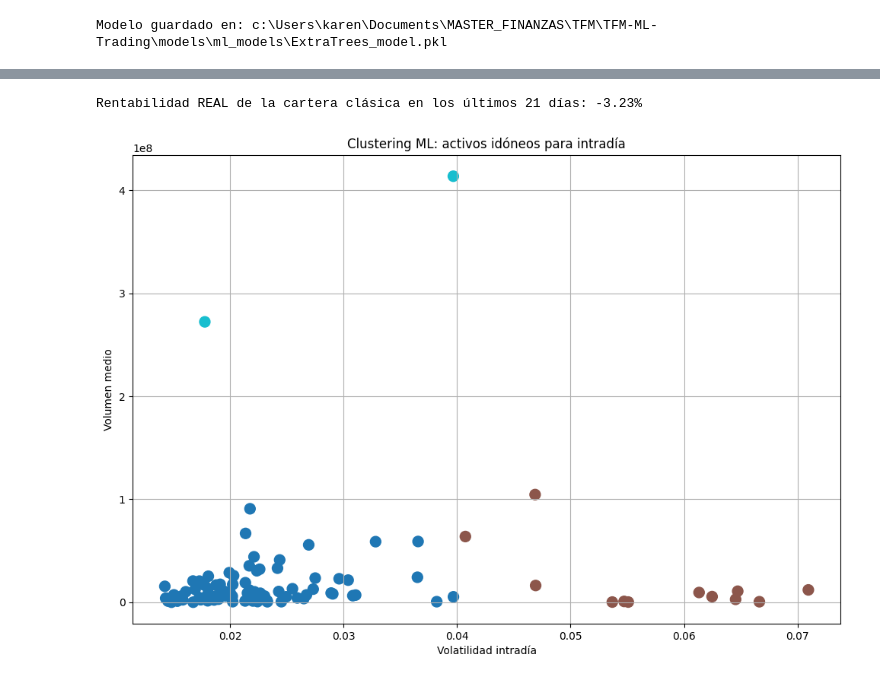
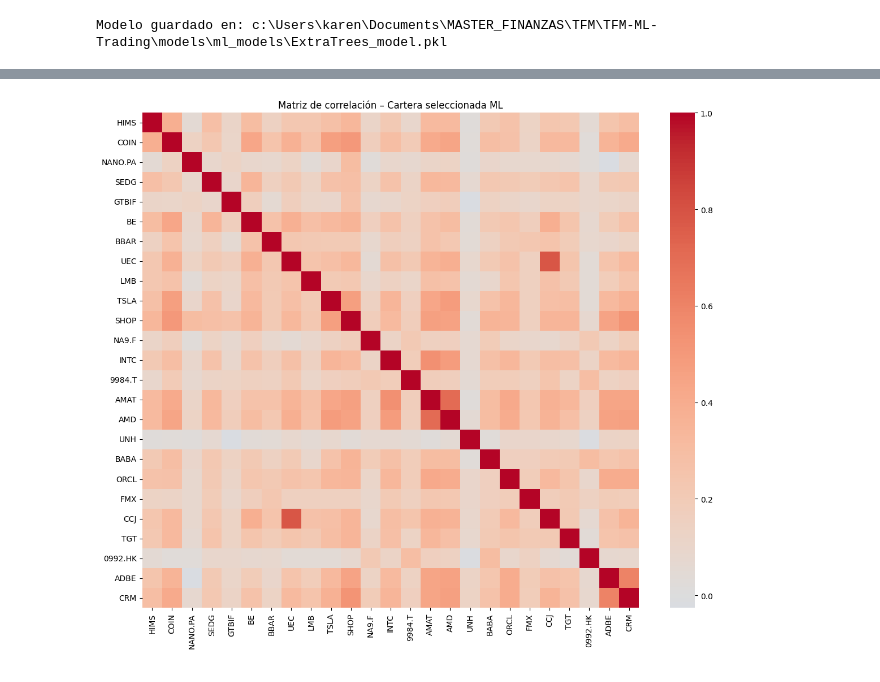
Before and after one commit to KarenFaS/Bot-Trading-Adaptativo, a Jupyter notebook: Notebooks/TFM-TRADING_ADAPTATIVO.ipynb, the cells around one changed output, grey strips where cells are left out. Cells and saved outputs as stored; diff of their text form; code cells hidden in the pictures.

```diff
--- a/Notebooks/TFM-TRADING_ADAPTATIVO.ipynb
+++ b/Notebooks/TFM-TRADING_ADAPTATIVO.ipynb
@@ -1269,13 +1129,0 @@ dtype: float64
-# %%
-# 5. Rentabilidad real de la cartera clásica en los últimos 21 días del histórico
-
-horizon = 21
-
-# Últimos 21 días de retornos de la cartera clásica
-last_21_ret = port_ret_classic.iloc[-horizon:]
-
-real_21d_return = (1 + last_21_ret).prod() - 1
-
-print(f"Rentabilidad REAL de la cartera clásica en los últimos {horizon} días: {real_21d_return:.2%}")
-# %% [output]
-Rentabilidad REAL de la cartera clásica en los últimos 21 días: -3.23%
@@ -1301,19 +1130,12 @@ features_intradia["cluster_int"] = kmeans_int.fit_predict(X_int)
-# %%
-#Visualización del clustering intradía
-plt.figure(figsize=(12, 8))
-
-plt.scatter(
-    features_intradia["intraday_vol"],
-    features_intradia["volume"],
-    c=features_intradia["cluster_int"],
-    cmap="tab10",
-    s=100
-)
-
-plt.xlabel("Volatilidad intradía")
-plt.ylabel("Volumen medio")
-plt.title("Clustering ML: activos idóneos para intradía")
-plt.grid(True)
-plt.show()
-# %% [output]
-[figure, removed]
+# %%
+# Heatmap de la matriz de correlación de los activos seleccionados
+import seaborn as sns
+corr_matrix = returns_sel_T[selected_assets_ml].corr()
+
+plt.figure(figsize=(12, 10))
+sns.heatmap(corr_matrix, cmap="coolwarm", annot=False, center=0)
+plt.title("Matriz de correlación – Cartera seleccionada ML")
+plt.tight_layout()
+plt.show()
+# %% [output]
+[figure, added]
```
Also changed, not shown: parts of 19 cells of this notebook, 5 other files.
